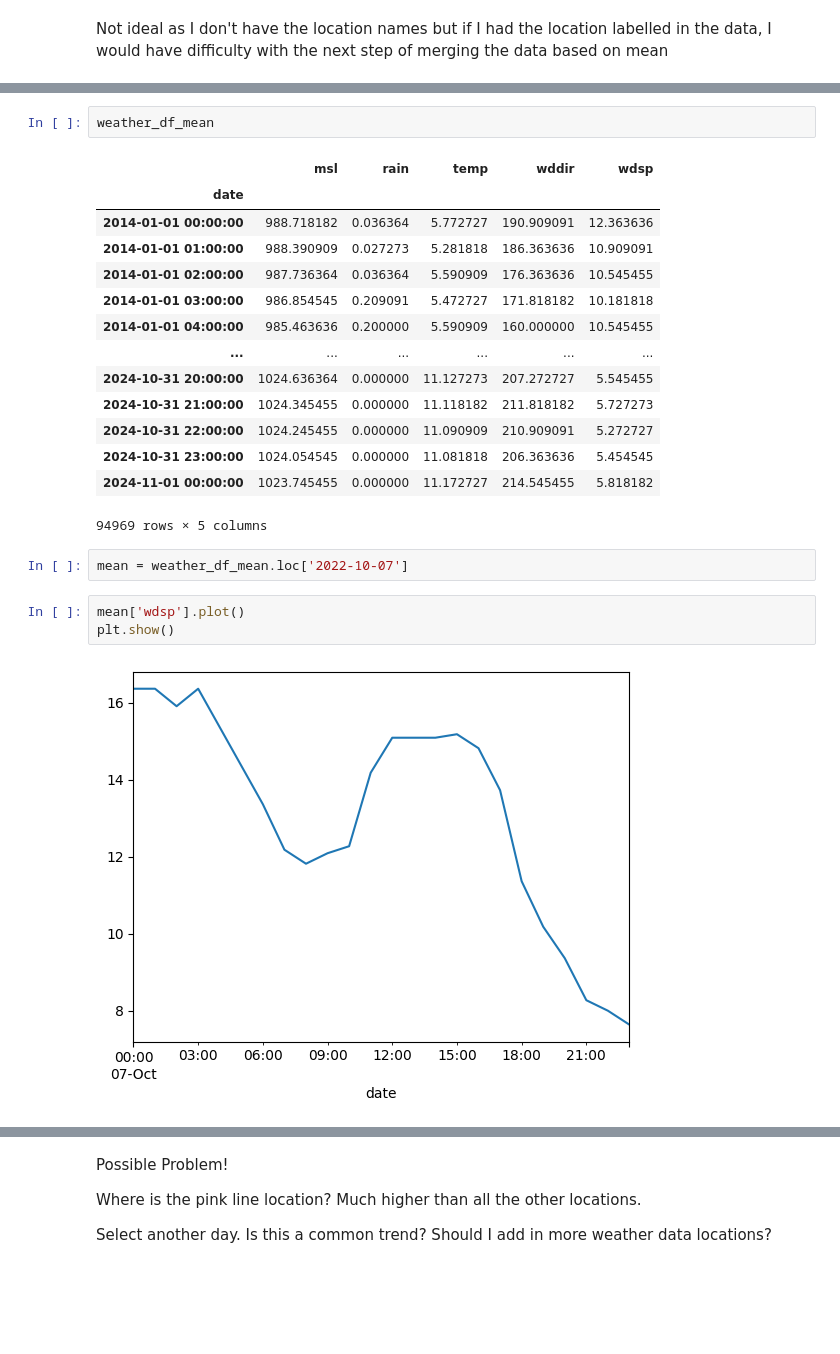
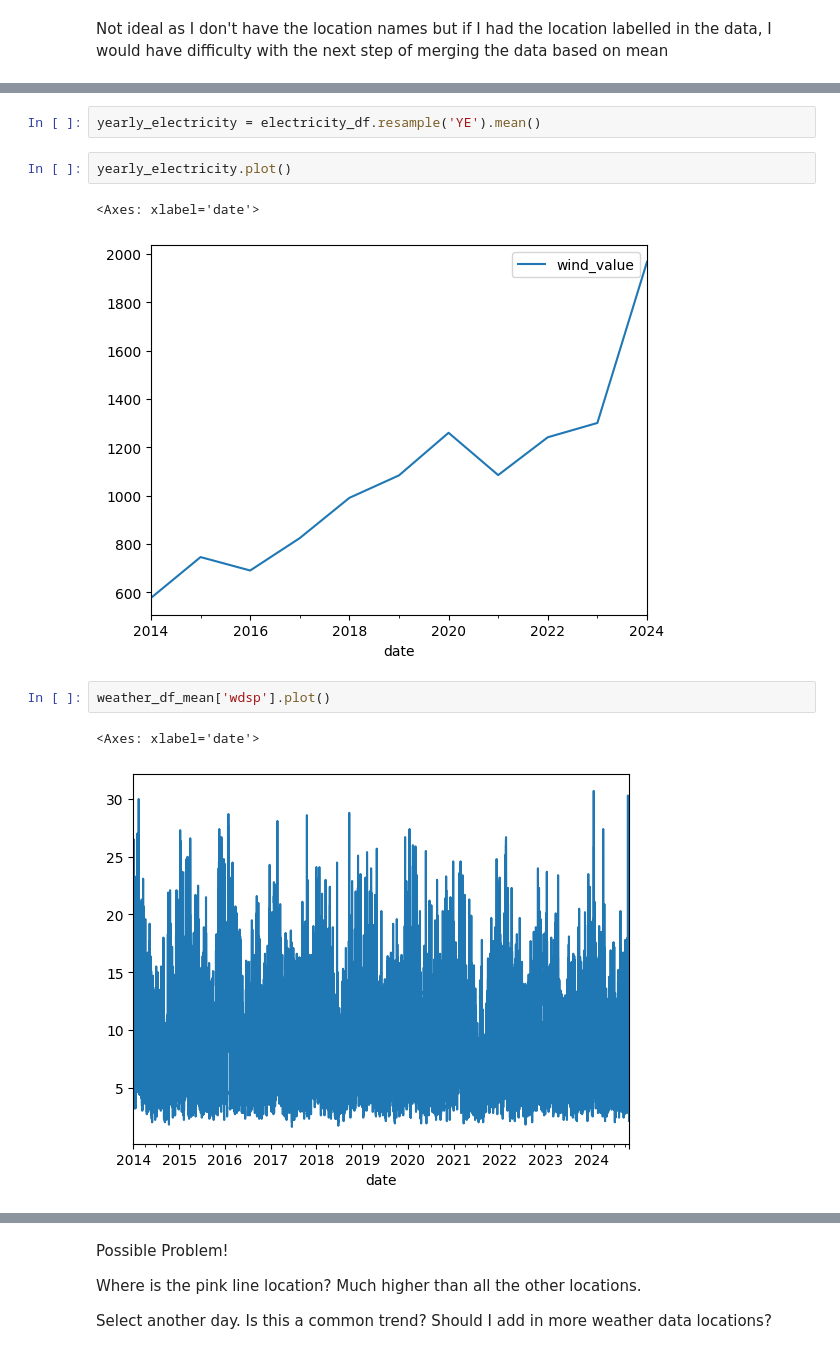
Before and after one commit to IreneKilgannon/PFDA, a Jupyter notebook: PFDA-project/wind.ipynb, the cells around one changed output, grey strips where cells are left out. Cells and saved outputs as stored; diff of their text form; blank space fills up the shorter version.

```diff
--- a/PFDA-project/wind.ipynb
+++ b/PFDA-project/wind.ipynb
@@ -456,24 +454,12 @@ Not ideal as I don't have the location names but if I had the location labelled
+# %%
+yearly_electricity = electricity_df.resample('YE').mean()
+# %%
+yearly_electricity.plot()
+# %% [output]
+<Axes: xlabel='date'>
+[figure, added]
 # %%
-weather_df_mean
+weather_df_mean['wdsp'].plot()
 # %% [output]
-|  | msl | rain | temp | wddir | wdsp |
-| date |  |  |  |  |  |
-| 2014-01-01 00:00:00 | 988.718182 | 0.036364 | 5.772727 | 190.909091 | 12.363636 |
-| 2014-01-01 01:00:00 | 988.390909 | 0.027273 | 5.281818 | 186.363636 | 10.909091 |
-| 2014-01-01 02:00:00 | 987.736364 | 0.036364 | 5.590909 | 176.363636 | 10.545455 |
-| 2014-01-01 03:00:00 | 986.854545 | 0.209091 | 5.472727 | 171.818182 | 10.181818 |
-| 2014-01-01 04:00:00 | 985.463636 | 0.200000 | 5.590909 | 160.000000 | 10.545455 |
-| ... | ... | ... | ... | ... | ... |
-| 2024-10-31 20:00:00 | 1024.636364 | 0.000000 | 11.127273 | 207.272727 | 5.545455 |
-| 2024-10-31 21:00:00 | 1024.345455 | 0.000000 | 11.118182 | 211.818182 | 5.727273 |
-| 2024-10-31 22:00:00 | 1024.245455 | 0.000000 | 11.090909 | 210.909091 | 5.272727 |
-| 2024-10-31 23:00:00 | 1024.054545 | 0.000000 | 11.081818 | 206.363636 | 5.454545 |
-| 2024-11-01 00:00:00 | 1023.745455 | 0.000000 | 11.172727 | 214.545455 | 5.818182 |
-94969 rows × 5 columns
+<Axes: xlabel='date'>
+[figure, added]
-# %%
-mean = weather_df_mean.loc['2022-10-07']
-# %%
-mean['wdsp'].plot()
-plt.show()
-# %% [output]
-[figure, removed]
```
Also changed, not shown: parts of 49 cells of this notebook, 3 other files.
